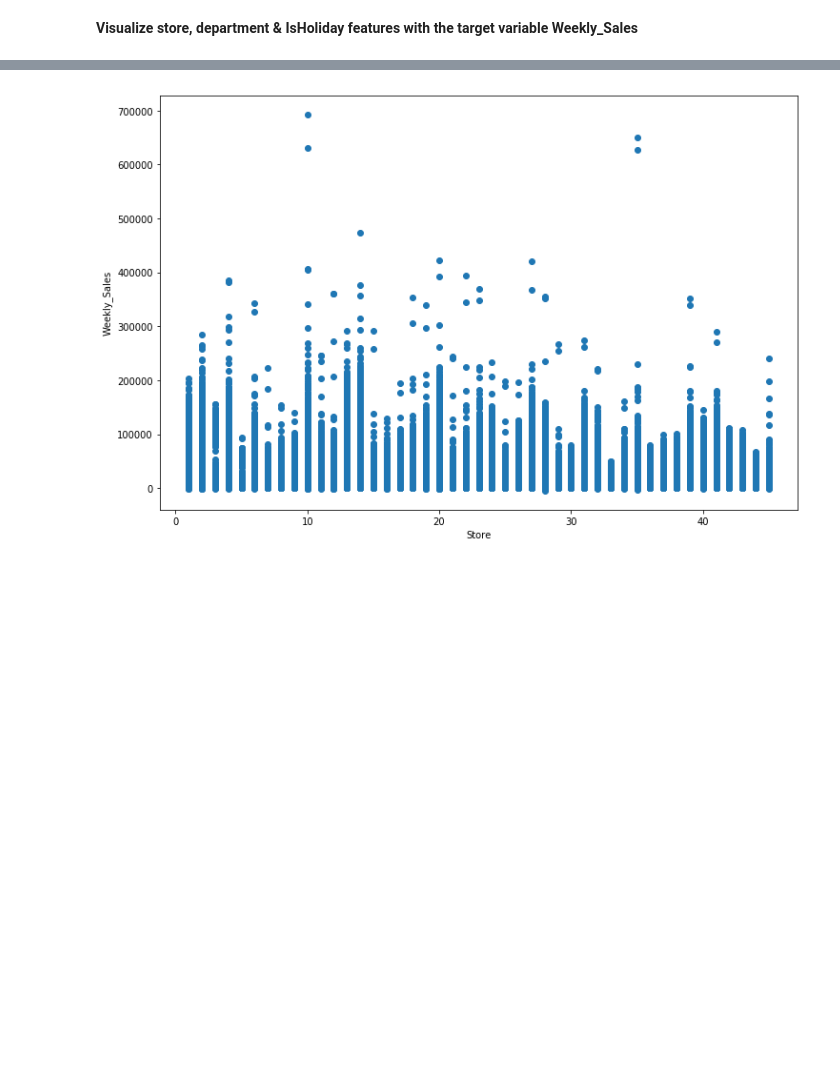
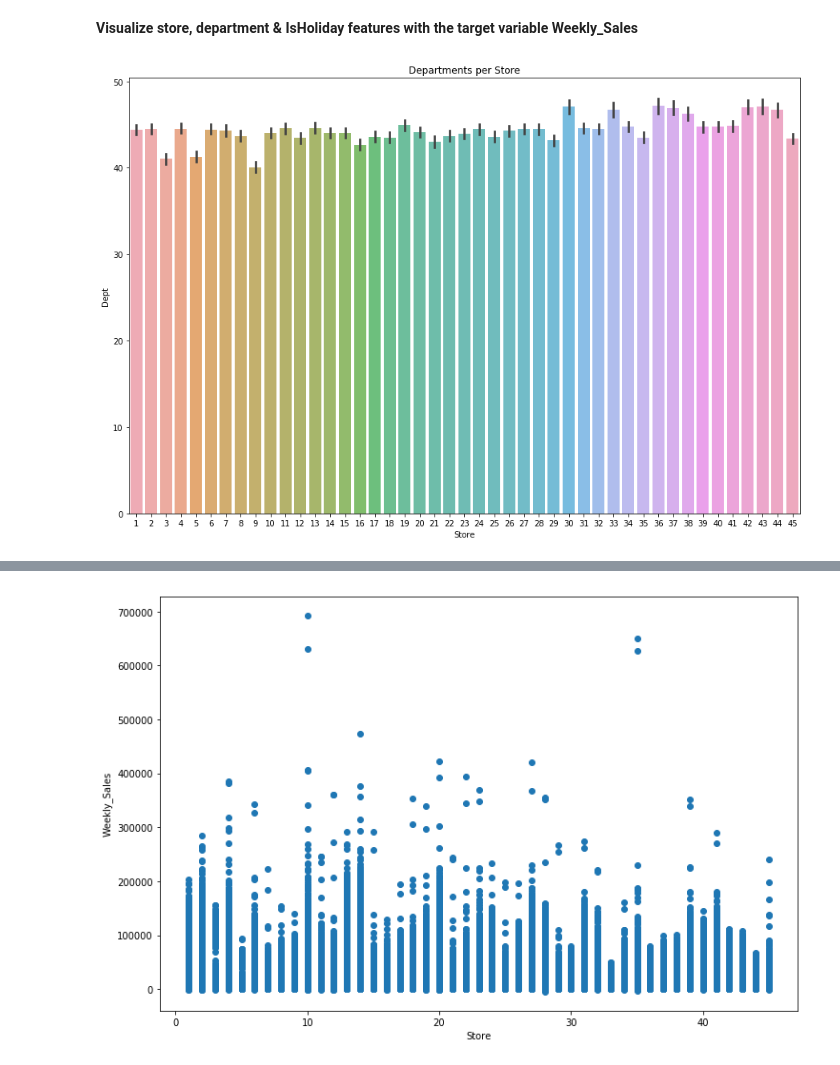
Before and after one commit to chhaviarora95/salesforecasting, a Jupyter notebook: Sales Forecasting.ipynb, the cells around one changed output, grey strips where cells are left out. Drawn from its saved outputs; the diff is of its cells as text; code cells hidden in the pictures; blank space fills up the shorter version.

```diff
--- a/Sales Forecasting.ipynb
+++ b/Sales Forecasting.ipynb
@@ -297,3 +297,16 @@ __Looks like there are a lot of outliers.__
 ## Visualize numerical data with salary
 # %% [markdown]
 __Visualize store, department & IsHoliday features with the target variable Weekly_Sales__
+# %%
+#groupby on
+x=train_df.groupby(['Store']).count()
+x=x.sort_values(by='Dept',ascending=False)
+x=x.iloc[0:10].reset_index()
+
+#plot
+plt.figure(figsize=(15,10))
+ax= sns.barplot(train_df.Store, train_df.Dept, alpha=0.8)
+plt.title("Departments per Store")
+plt.show()
+# %% [output]
+[figure, added]
```
Also changed, not shown: parts of 18 cells of this notebook.
